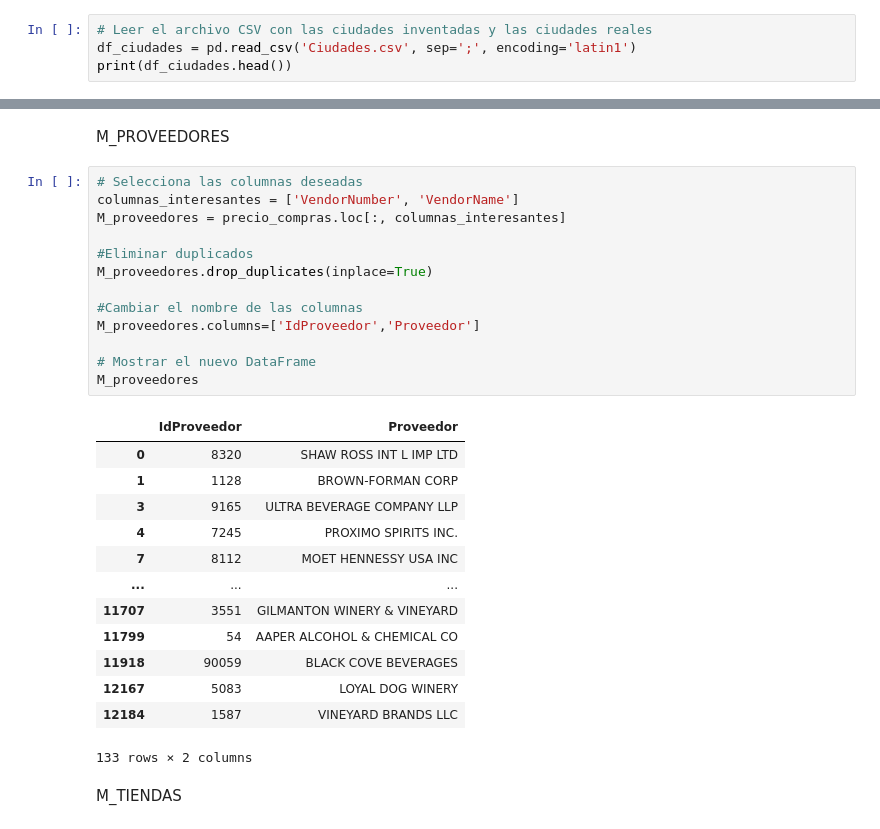
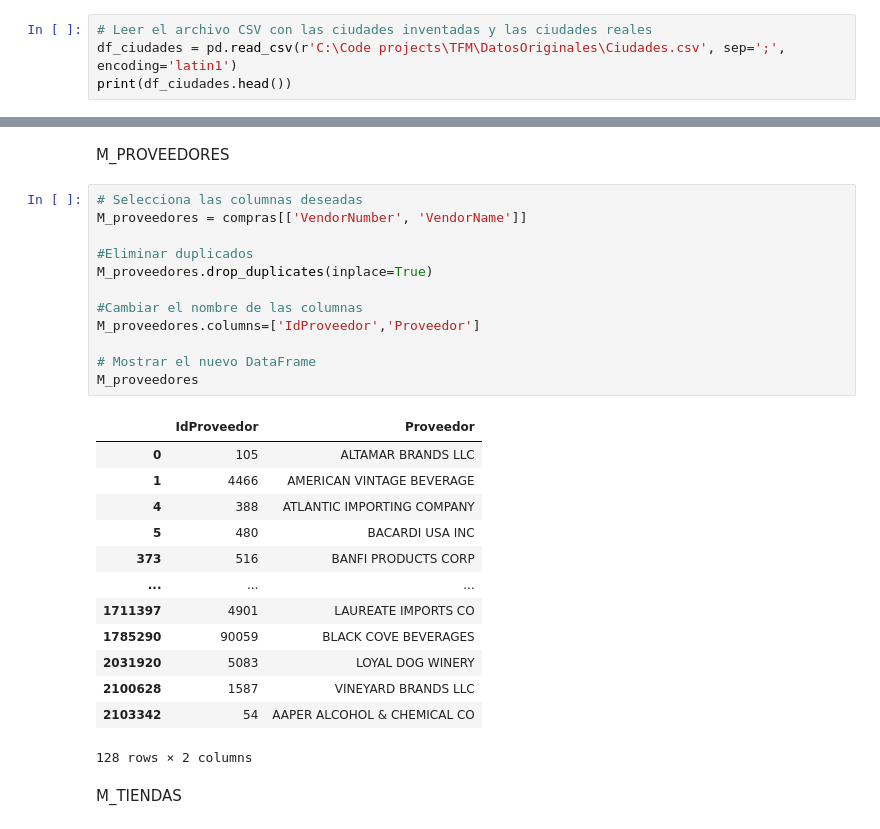
Before and after one commit to isabelunamuno/TFM, a Jupyter notebook: VisualStudio_ETL/Procesamiento.ipynb, the cells around one changed output, grey strips where cells are left out. Drawn from its saved outputs; the diff is of its cells as text.

Commit message:
Cambiar tabla de hecho de ventas y compras, crear una unica H_inventario

```diff
--- a/VisualStudio_ETL/Procesamiento.ipynb
+++ b/VisualStudio_ETL/Procesamiento.ipynb
@@ -447,7 +447,7 @@ city_counts_df.to_excel('city_counts_end.xlsx', index=False)
 Se han pasado ambos excels y se han juntado todas las ciudades (las que se encuentran en las dos tablas) en una columna llamada "Invented_city"
 # %%
 # Leer el archivo CSV con las ciudades inventadas y las ciudades reales
-df_ciudades = pd.read_csv('Ciudades.csv', sep=';', encoding='latin1')
+df_ciudades = pd.read_csv(r'C:\Code projects\TFM\DatosOriginales\Ciudades.csv', sep=';', encoding='latin1')
 print(df_ciudades.head())
 # %% [output]
   Invented_city    Real_city
@@ -601,31 +638,30 @@ M_clientes
 M_PROVEEDORES
 # %%
 # Selecciona las columnas deseadas
-columnas_interesantes = ['VendorNumber', 'VendorName']
-M_proveedores = precio_compras.loc[:, columnas_interesantes]
+M_proveedores = compras[['VendorNumber', 'VendorName']]
 
 #Eliminar duplicados
 M_proveedores.drop_duplicates(inplace=True)
 
 #Cambiar el nombre de las columnas
 M_proveedores.columns=['IdProveedor','Proveedor']
 
 # Mostrar el nuevo DataFrame
 M_proveedores
 # %% [output]
 |  | IdProveedor | Proveedor |
-| 0 | 8320 | SHAW ROSS INT L IMP LTD |
-| 1 | 1128 | BROWN-FORMAN CORP |
-| 3 | 9165 | ULTRA BEVERAGE COMPANY LLP |
-| 4 | 7245 | PROXIMO SPIRITS INC. |
-| 7 | 8112 | MOET HENNESSY USA INC |
+| 0 | 105 | ALTAMAR BRANDS LLC |
+| 1 | 4466 | AMERICAN VINTAGE BEVERAGE |
+| 4 | 388 | ATLANTIC IMPORTING COMPANY |
+| 5 | 480 | BACARDI USA INC |
+| 373 | 516 | BANFI PRODUCTS CORP |
 | ... | ... | ... |
-| 11707 | 3551 | GILMANTON WINERY & VINEYARD |
-| 11799 | 54 | AAPER ALCOHOL & CHEMICAL CO |
-| 11918 | 90059 | BLACK COVE BEVERAGES |
-| 12167 | 5083 | LOYAL DOG WINERY |
-| 12184 | 1587 | VINEYARD BRANDS LLC |
+| 1711397 | 4901 | LAUREATE IMPORTS CO |
+| 1785290 | 90059 | BLACK COVE BEVERAGES |
+| 2031920 | 5083 | LOYAL DOG WINERY |
+| 2100628 | 1587 | VINEYARD BRANDS LLC |
+| 2103342 | 54 | AAPER ALCOHOL & CHEMICAL CO |
-133 rows × 2 columns
+128 rows × 2 columns
 # %% [markdown]
 M_TIENDAS
 # %%
```
Also changed, not shown: parts of 22 cells of this notebook, 9 other files.
